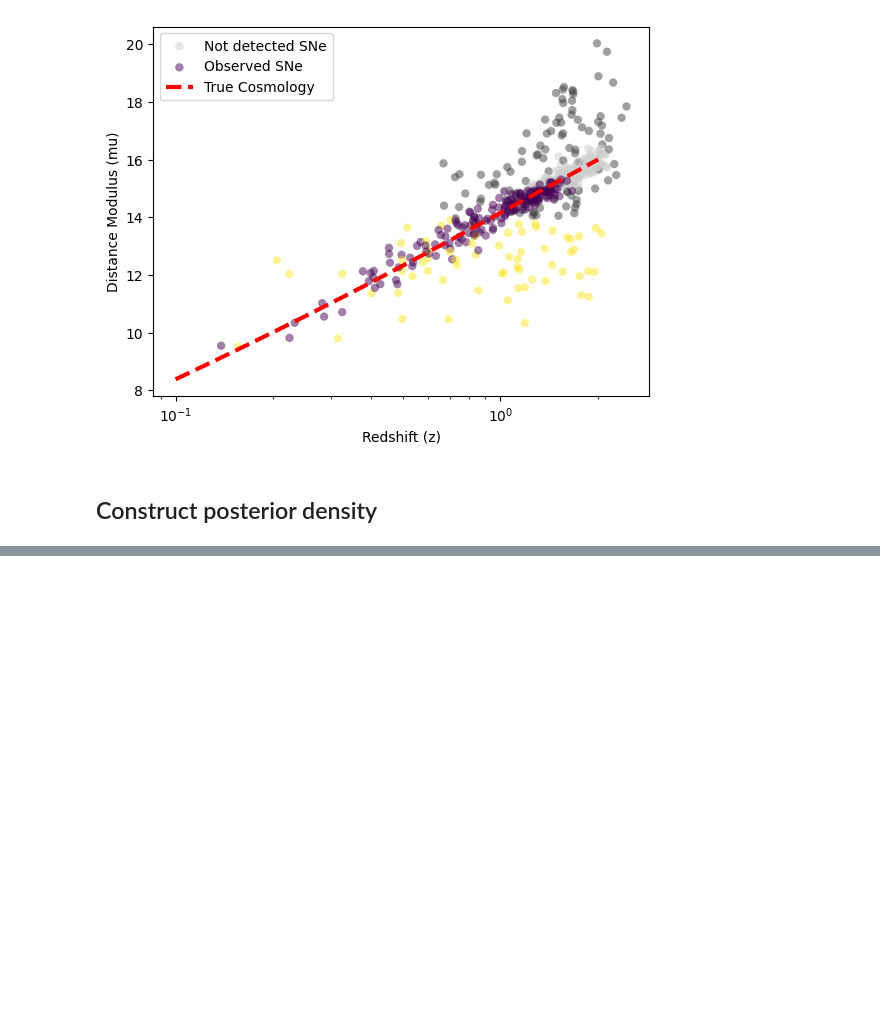
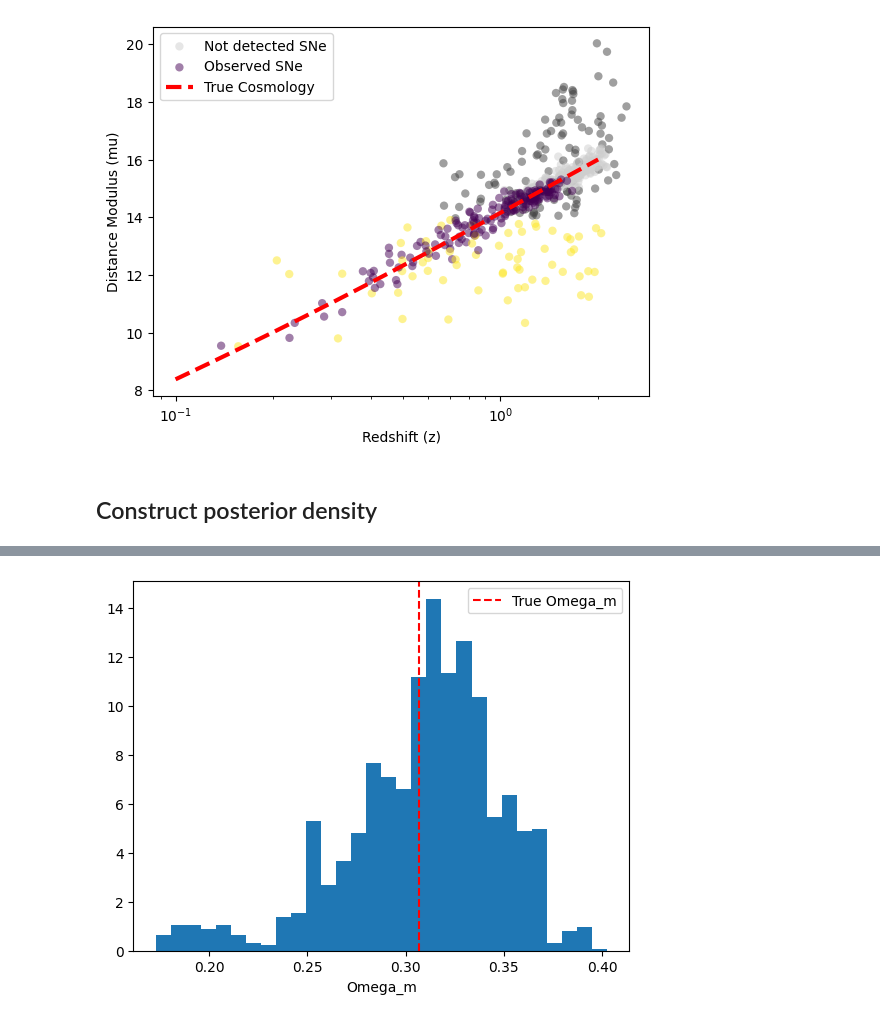
Before and after one commit to ConnorStoneAstro/cosmographi, a Jupyter notebook: docs/muzcosmology.ipynb, the cells around one changed output, grey strips where cells are left out. Saved outputs shown, nothing was run; the diff lists cells and outputs as text; code cells hidden in the pictures; blank space fills up the shorter version.

```diff
--- a/docs/muzcosmology.ipynb
+++ b/docs/muzcosmology.ipynb
@@ -309,0 +381,8 @@ plt.show()
+# %%
+plt.hist(samples[:, :, 0].reshape(-1), bins=30, density=True)
+plt.axvline(cosmo_mean[0], color="r", linestyle="--", label="True Omega_m")
+plt.xlabel("Omega_m")
+plt.legend()
+plt.show()
+# %% [output]
+[figure, added]
```
Also changed, not shown: parts of 14 cells of this notebook, 4 other files.
